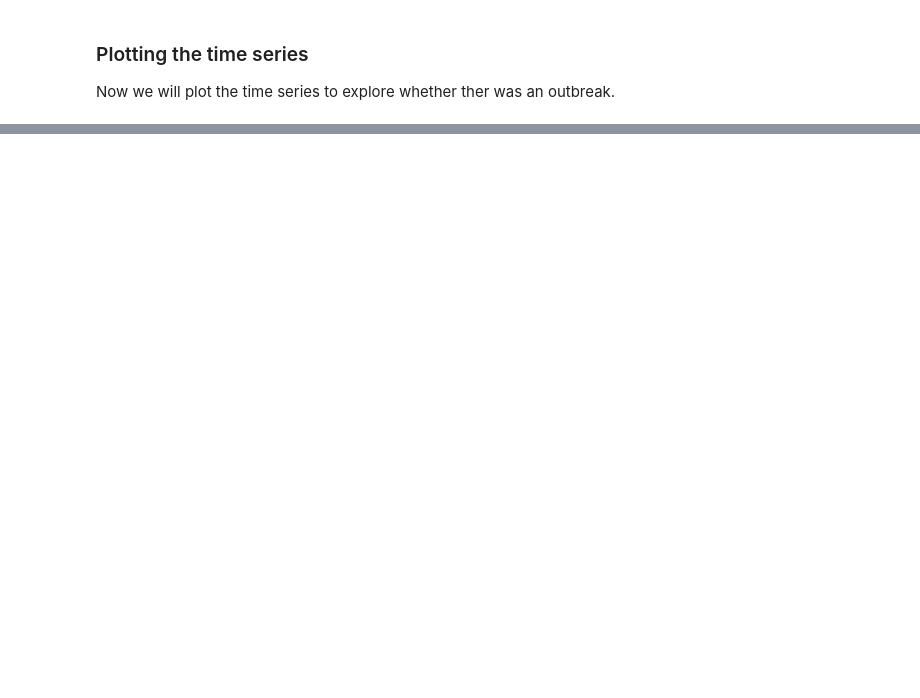
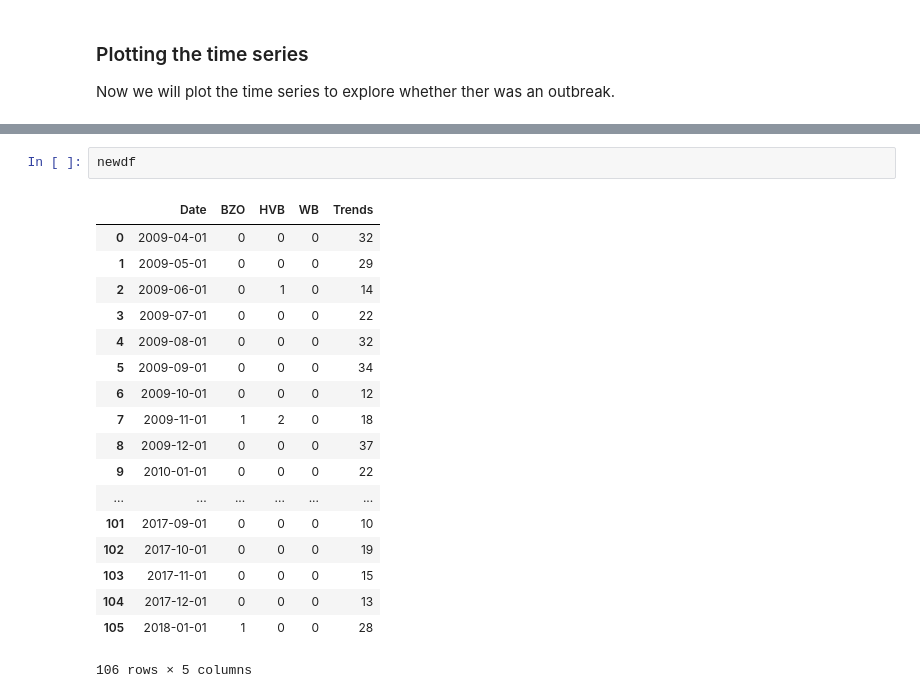
Before and after one commit to eKoulier/Deep-Learning-Infectious-Diseases, a Jupyter notebook: Analysis/Mumps/Mumps Preprocessing and Statistics.ipynb, the cells around one changed output, grey strips where cells are left out. Cells and saved outputs as stored; diff of their text form; blank space fills up the shorter version.

```diff
--- a/Analysis/Mumps/Mumps Preprocessing and Statistics.ipynb
+++ b/Analysis/Mumps/Mumps Preprocessing and Statistics.ipynb
@@ -246,0 +68,21 @@ plt.show()
+# %%
+newdf
+# %% [output]
+|  | Date | BZO | HVB | WB | Trends |
+| 0 | 2009-04-01 | 0 | 0 | 0 | 32 |
+| 1 | 2009-05-01 | 0 | 0 | 0 | 29 |
+| 2 | 2009-06-01 | 0 | 1 | 0 | 14 |
+| 3 | 2009-07-01 | 0 | 0 | 0 | 22 |
+| 4 | 2009-08-01 | 0 | 0 | 0 | 32 |
+| 5 | 2009-09-01 | 0 | 0 | 0 | 34 |
+| 6 | 2009-10-01 | 0 | 0 | 0 | 12 |
+| 7 | 2009-11-01 | 1 | 2 | 0 | 18 |
+| 8 | 2009-12-01 | 0 | 0 | 0 | 37 |
+| 9 | 2010-01-01 | 0 | 0 | 0 | 22 |
+| ... | ... | ... | ... | ... | ... |
+| 101 | 2017-09-01 | 0 | 0 | 0 | 10 |
+| 102 | 2017-10-01 | 0 | 0 | 0 | 19 |
+| 103 | 2017-11-01 | 0 | 0 | 0 | 15 |
+| 104 | 2017-12-01 | 0 | 0 | 0 | 13 |
+| 105 | 2018-01-01 | 1 | 0 | 0 | 28 |
+106 rows × 5 columns
```
Also changed, not shown: parts of 36 cells of this notebook, 2 other files.
